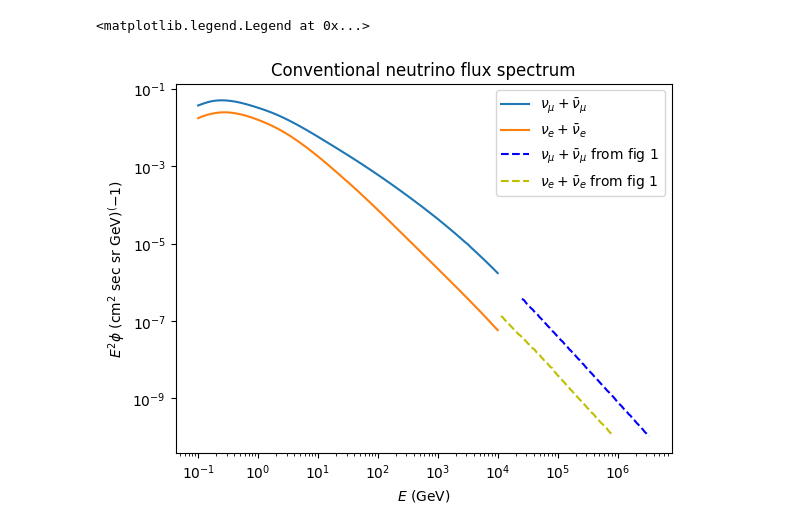
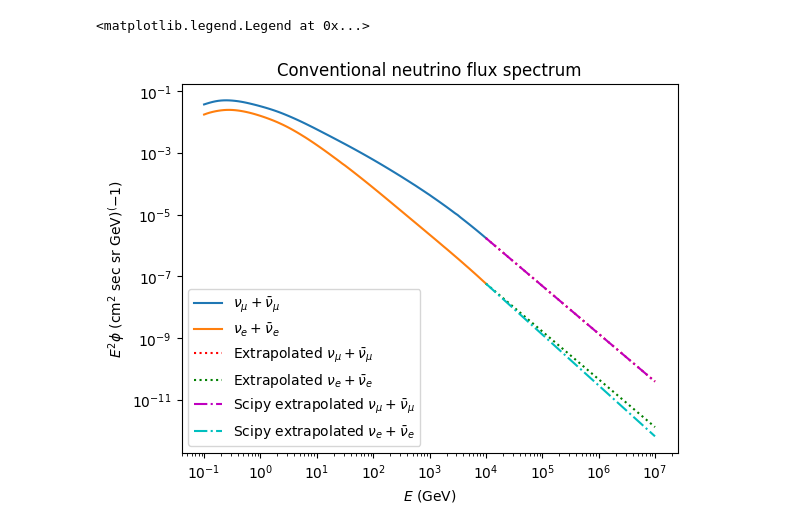
Before and after one commit to Booritth-Balaji/Neutrino-Research-Thesis, a Jupyter notebook: graph.ipynb, the cells around one changed output. Cells and saved outputs as stored; diff of their text form; code cells hidden in the pictures.

Commit message:
Plotted the graphs from the paper

```diff
--- a/graph.ipynb
+++ b/graph.ipynb
@@ -25,4 +18,6 @@ data
 # %%
+# processing the data
+
 E_conv = np.array(data['Enu(GeV)'])  # Conventional neutrino energy in GeV
 
 nu_mu = np.array(data['NuMu']) * 1e-4  # cross section in (cm^2 sec sr GeV)^-1
@@ -33,3 +28,6 @@ nu_e_bar = np.array(data['NuEbar  (m^2']) * 1e-4
 
 nu_mu_conv = nu_mu + nu_mu_bar
 nu_e_conv = nu_e + nu_e_bar
+
+nu_mu_plot = nu_mu_conv * (E_conv**2)
+nu_e_plot = nu_e_conv * (E_conv**2)
@@ -39,22 +34,45 @@ r_conv_e = pd.read_csv("conv e ranjan.csv", header=None)
+# %%
+# Extrapolating the data for higher energies
+# based on finding the last slope in log-log space
+# and extending that linearly
+
+last_slope = (np.log10(nu_mu_plot[-1]) - np.log10(nu_mu_plot[-2])) / (np.log10(E_conv[-1]) - np.log10(E_conv[-2]))
+
+const_mu = np.log10(nu_mu_plot[-1]) - last_slope * np.log10(E_conv[-1])
+const_e = np.log10(nu_e_plot[-1]) - last_slope * np.log10(E_conv[-1])
+
+E_conv_ext = np.logspace(np.log10(E_conv[-1]), 7, num=1000)
+nu_mu_ext = 10**(last_slope * np.log10(E_conv_ext) + const_mu)
+nu_e_ext = 10**(last_slope * np.log10(E_conv_ext) + const_e)
+# %%
+# Extrapolating data using scipy interp1d function
+extrapolate_mu = scipy.interpolate.interp1d(np.log10(E_conv), np.log10(nu_mu_plot), kind='linear', fill_value='extrapolate')
+extrapolate_e = scipy.interpolate.interp1d(np.log10(E_conv), np.log10(nu_e_plot), kind='linear', fill_value='extrapolate')
 # %%
 # Plotting E^2 phi vs E
 
-plt.loglog(E_conv, nu_mu_conv * (E_conv**2), label = r"$\nu_\mu + \bar{\nu}_\mu$")
-plt.loglog(E_conv, nu_e_conv * (E_conv**2), label = r"$\nu_e + \bar{\nu}_e$")
+plt.loglog(E_conv, nu_mu_plot, label = r"$\nu_\mu + \bar{\nu}_\mu$")
+plt.loglog(E_conv, nu_e_plot, label = r"$\nu_e + \bar{\nu}_e$")
 plt.xlabel(r"$E$ (GeV)")
 plt.ylabel(r"$E^2 \phi$ (cm$^2$ sec sr GeV)$^(-1)$")
 plt.title("Conventional neutrino flux spectrum")
 # plt.xlim(left = 1e3)
 # plt.ylim(top = 1e-4)
 plt.yticks(np.arange(1e-9, 1e-1, 1e5), labels=[])
 
-plt.loglog(r_conv_mu[0], r_conv_mu[1], 'b--', label = r"$\nu_\mu + \bar{\nu}_\mu$ from fig 1")
-plt.loglog(r_conv_e[0], r_conv_e[1], 'y--', label = r"$\nu_e + \bar{\nu}_e$ from fig 1")
+# plt.loglog(r_conv_mu[0], r_conv_mu[1], 'b--', label = r"$\nu_\mu + \bar{\nu}_\mu$ from fig 1")
+# plt.loglog(r_conv_e[0], r_conv_e[1], 'y--', label = r"$\nu_e + \bar{\nu}_e$ from fig 1")
+
+plt.loglog(E_conv_ext, nu_mu_ext, 'r:', label = r"Extrapolated $\nu_\mu + \bar{\nu}_\mu$")
+plt.loglog(E_conv_ext, nu_e_ext, 'g:', label = r"Extrapolated $\nu_e + \bar{\nu}_e$")
+
+plt.loglog(E_conv_ext, 10**(extrapolate_mu(np.log10(E_conv_ext))), 'm-.', label = r"Scipy extrapolated $\nu_\mu + \bar{\nu}_\mu$")
+plt.loglog(E_conv_ext, 10**(extrapolate_e(np.log10(E_conv_ext))), 'c-.', label = r"Scipy extrapolated $\nu_e + \bar{\nu}_e$")
 
 plt.legend()
 # %% [output]
 <matplotlib.legend.Legend at 0x...>
-[figure, old version]
+[figure, new version]
 # %%
 # Importing the nu_mu(-) prompt neutrino flux data set
 # from: https://arxiv.org/pdf/0806.0418
```
Also changed, not shown: parts of 9 cells of this notebook, 8 other files.
